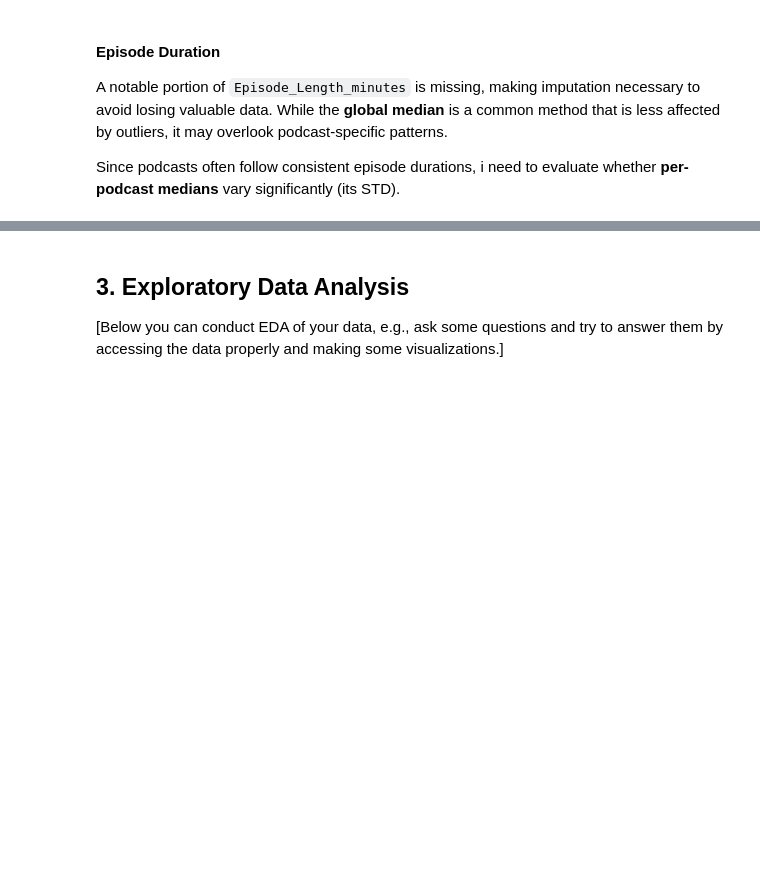
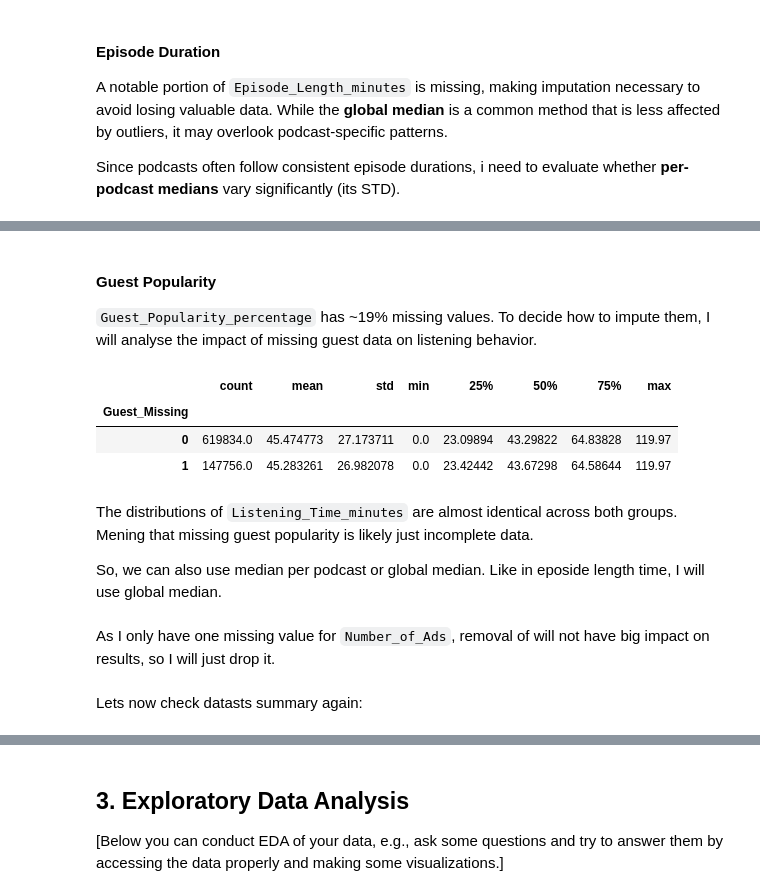
Before and after one commit to rifolio/PodcastWatchTimePrediction, a Jupyter notebook: Group_Vladyslav_report.ipynb, the cells around one changed output, grey strips where cells are left out. Cells and saved outputs as stored; diff of their text form; code cells hidden in the pictures; blank space fills up the shorter version.

```diff
--- a/Group_Vladyslav_report.ipynb
+++ b/Group_Vladyslav_report.ipynb
@@ -226,12 +223,25 @@ This data shows us that variation across podcast medians is small (std = 2.22),
-# %%
-
-# Groupwise imputation for train
-train['Episode_Length_minutes'] = train.groupby('Podcast_Name')['Episode_Length_minutes']\
-    .transform(lambda x: x.fillna(x.median()))
-
-# Do same for test (use train medians)
-episode_length_map = train.groupby('Podcast_Name')['Episode_Length_minutes'].median()
-test['Episode_Length_minutes'] = test.apply(
-    lambda row: episode_length_map[row['Podcast_Name']] if pd.isna(row['Episode_Length_minutes']) else row['Episode_Length_minutes'],
-    axis=1
-)
+# %%
+median_length = train['Episode_Length_minutes'].median()
+train['Episode_Length_minutes'] = train['Episode_Length_minutes'].fillna(median_length)
+test['Episode_Length_minutes'] = test['Episode_Length_minutes'].fillna(median_length)
+# %% [markdown]
+#### Guest Popularity
+
+`Guest_Popularity_percentage` has ~19% missing values. To decide how to impute them, I will analyse the impact of missing guest data on listening behavior.
+# %%
+# making temporary copy of train set to analyze missing values
+temp = train.copy()
+temp['Guest_Missing'] = temp['Guest_Popularity_percentage'].isna().astype(int)
+
+# listening time with and without missing guest info
+summary = temp.groupby('Guest_Missing')['Listening_Time_minutes'].describe()
+display(summary)
+# %% [output]
+|  | count | mean | std | min | 25% | 50% | 75% | max |
+| Guest_Missing |  |  |  |  |  |  |  |  |
+| 0 | 619834.0 | 45.474773 | 27.173711 | 0.0 | 23.09894 | 43.29822 | 64.83828 | 119.97 |
+| 1 | 147756.0 | 45.283261 | 26.982078 | 0.0 | 23.42442 | 43.67298 | 64.58644 | 119.97 |
+# %% [markdown]
+The distributions of `Listening_Time_minutes` are almost identical across both groups. Mening that missing guest popularity is likely just incomplete data.
+
+So, we can also use median per podcast or global median. Like in eposide length time, I will use global median.
@@ -237,0 +254,2 @@ test['Episode_Length_minutes'] = test.apply(
+# %% [markdown]
+As I only have one missing value for `Number_of_Ads`, removal of will not have big impact on results, so I will just drop it.
@@ -237,0 +259,2 @@ test['Episode_Length_minutes'] = test.apply(
+# %% [markdown]
+Lets now check datasts summary again:
```
Also changed, not shown: parts of 11 cells of this notebook.
